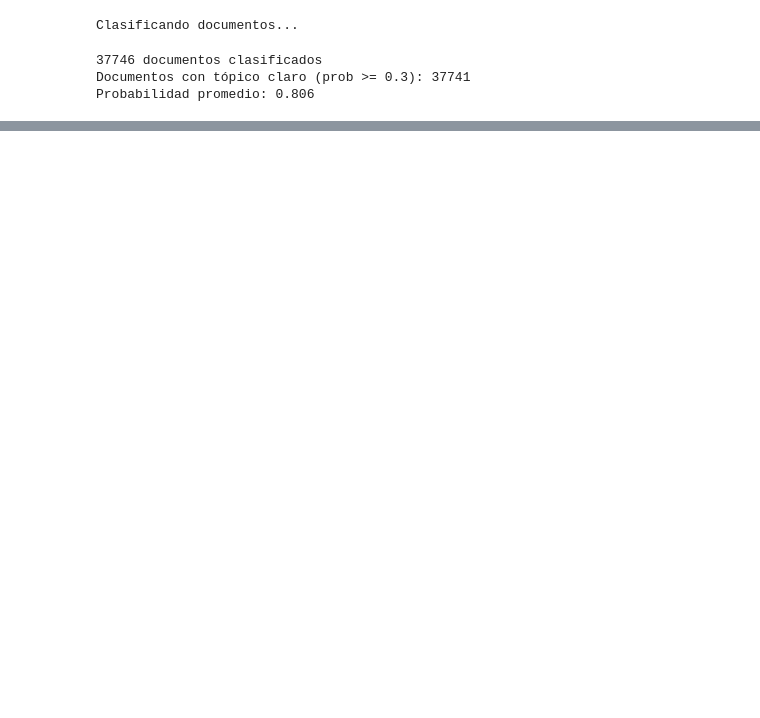
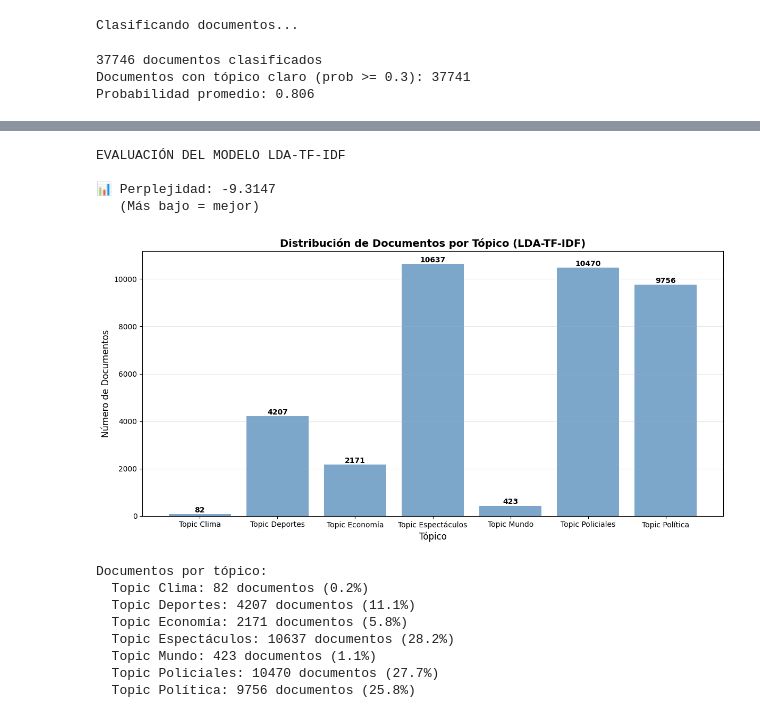
Before and after one commit to joelibaceta/examen-parcial-nlp, a Jupyter notebook: notebook_4.ipynb, the cells around one changed output, grey strips where cells are left out. Saved outputs shown, nothing was run; the diff lists cells and outputs as text; code cells hidden in the pictures; blank space fills up the shorter version.

```diff
--- a/notebook_4.ipynb
+++ b/notebook_4.ipynb
@@ -717,0 +718,56 @@ plt.show()
+# %%
+from gensim.models import CoherenceModel
+
+
+print("EVALUACIÓN DEL MODELO LDA-TF-IDF")
+
+perplexity = lda_tfidf.log_perplexity(list(tfidf_corpus))
+print(f"\nPerplejidad: {perplexity:.4f}")
+
+
+coherence_model = CoherenceModel(
+    model=lda_tfidf,
+    texts=processed_docs,
+    dictionary=dictionary,
+    coherence='c_v'
+)
+coherence_score = coherence_model.get_coherence()
+# %% [output]
+EVALUACIÓN DEL MODELO LDA-TF-IDF
+
+📊 Perplejidad: -9.3147
+   (Más bajo = mejor)
+# %%
+topic_distribution = classification_results['topic_dominante'].value_counts().sort_index()
+
+plt.figure(figsize=(12, 6))
+bars = plt.bar(range(len(topic_distribution)), topic_distribution.values,
+               color='steelblue', alpha=0.7)
+plt.xlabel('Tópico', fontsize=12)
+plt.ylabel('Número de Documentos', fontsize=12)
+plt.title('Distribución de Documentos por Tópico (LDA-TF-IDF)',
+          fontsize=14, fontweight='bold')
+plt.xticks(range(len(topic_distribution)),
+           [f"Topic {i}" for i in topic_distribution.index])
+plt.grid(axis='y', alpha=0.3)
+
+for i, (bar, val) in enumerate(zip(bars, topic_distribution.values)):
+    plt.text(i, val + 10, str(val), ha='center', va='bottom',
+             fontsize=10, fontweight='bold')
+
+plt.tight_layout()
+plt.show()
+
+print(f"\nDocumentos por tópico:")
+for topic_id, count in topic_distribution.items():
+    print(f"  Topic {topic_id}: {count} documentos ({count/len(df)*100:.1f}%)")
+# %% [output]
+[figure, added]
+Documentos por tópico:
+  Topic Clima: 82 documentos (0.2%)
+  Topic Deportes: 4207 documentos (11.1%)
+  Topic Economía: 2171 documentos (5.8%)
+  Topic Espectáculos: 10637 documentos (28.2%)
+  Topic Mundo: 423 documentos (1.1%)
+  Topic Policiales: 10470 documentos (27.7%)
+  Topic Política: 9756 documentos (25.8%)
```
Also changed, not shown: parts of 5 cells of this notebook, 4 other files.
